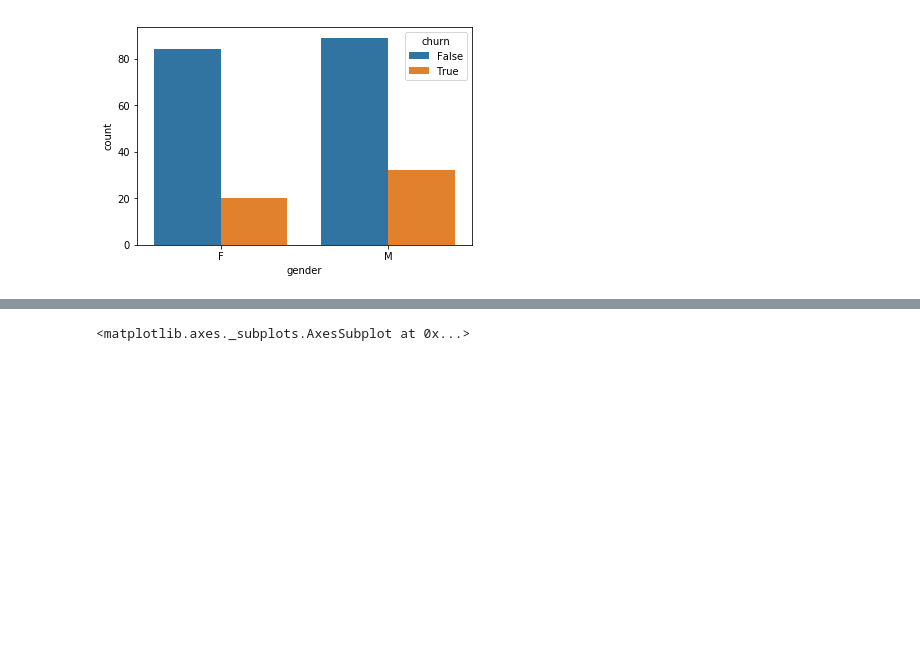
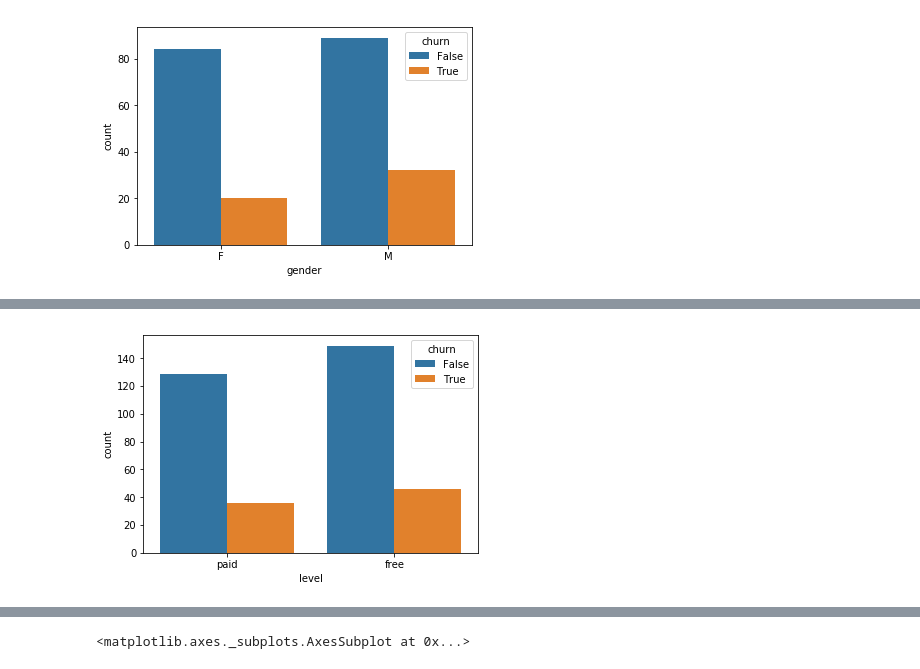
Before and after one commit to ShuangyuandData/SparkprojectSparkify, a Jupyter notebook: Sparkify.ipynb, the cells around one changed output, grey strips where cells are left out. Cells and saved outputs as stored; diff of their text form; code cells hidden in the pictures; blank space fills up the shorter version.

```diff
--- a/Sparkify.ipynb
+++ b/Sparkify.ipynb
@@ -310,0 +496,6 @@ ax=sns.barplot(x='gender', y='count', hue='churn', data=df_genderchurn)
+# %%
+df_levelchurn = userlog_valid.dropDuplicates(["userId", "level"]).groupby(["level","churn"]).count().sort("churn").toPandas()
+
+ax=sns.barplot(x='level', y='count', hue='churn', data=df_levelchurn)
+# %% [output]
+[figure, added]
```
Also changed, not shown: parts of 68 cells of this notebook.
